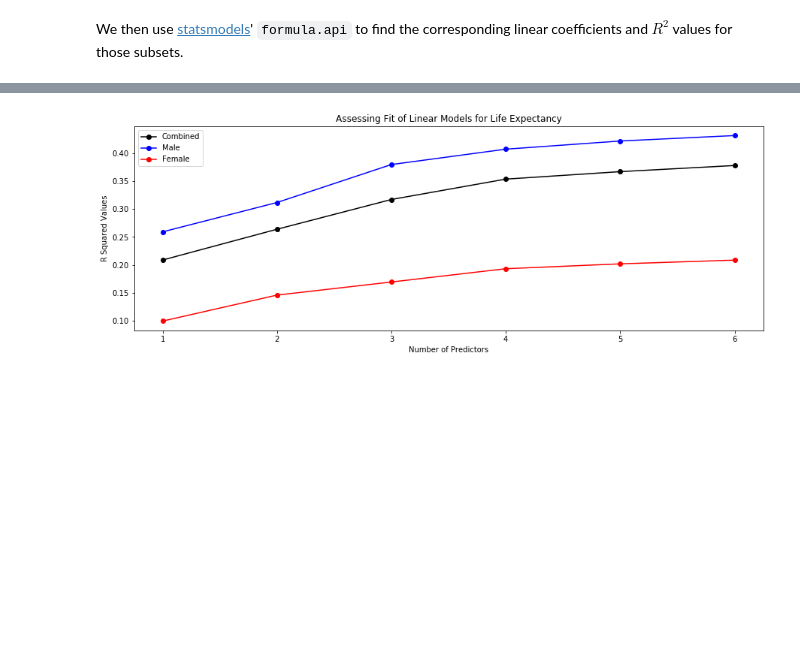
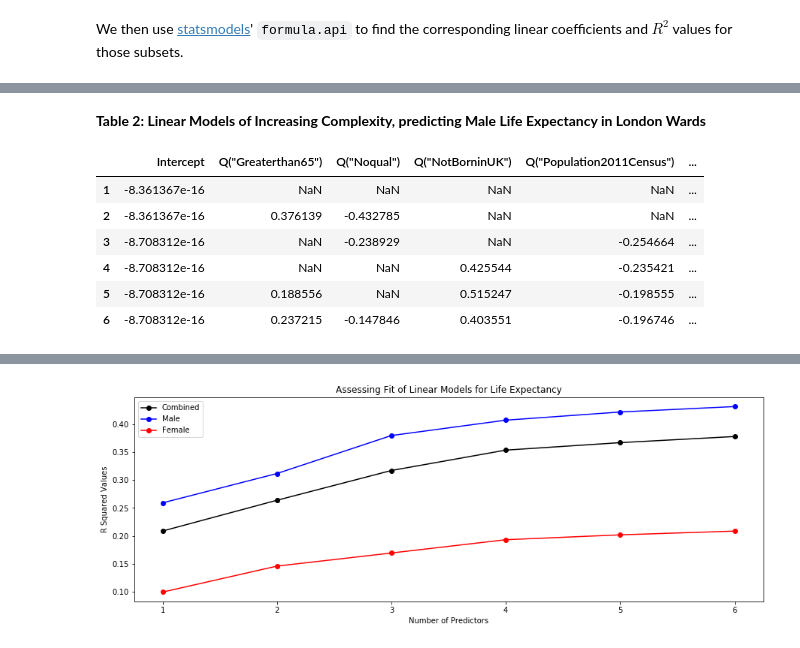
Before and after one commit to peterprescott/ward-lifetimes, a Jupyter notebook: ward_lifetimes.ipynb, the cells around one changed output, grey strips where cells are left out. Drawn from its saved outputs; the diff is of its cells as text; code cells hidden in the pictures; blank space fills up the shorter version.

```diff
--- a/ward_lifetimes.ipynb
+++ b/ward_lifetimes.ipynb
@@ -712,0 +747,12 @@ for i in range(len(version)):
+# %%
+display(HTML('<strong>Table 2: Linear Models of Increasing Complexity, predicting Male Life Expectancy in London Wards</strong>'))
+lm_df['Male']
+# %% [output]
+Table 2: Linear Models of Increasing Complexity, predicting Male Life Expectancy in London Wards
+|  | Intercept | Q("Greaterthan65") | Q("Noqual") | Q("NotBorninUK") | Q("Population2011Census") | ... |
+| 1 | -8.361367e-16 | NaN | NaN | NaN | NaN | ... |
+| 2 | -8.361367e-16 | 0.376139 | -0.432785 | NaN | NaN | ... |
+| 3 | -8.708312e-16 | NaN | -0.238929 | NaN | -0.254664 | ... |
+| 4 | -8.708312e-16 | NaN | NaN | 0.425544 | -0.235421 | ... |
+| 5 | -8.708312e-16 | 0.188556 | NaN | 0.515247 | -0.198555 | ... |
+| 6 | -8.708312e-16 | 0.237215 | -0.147846 | 0.403551 | -0.196746 | ... |
```
Also changed, not shown: parts of 20 cells of this notebook.
